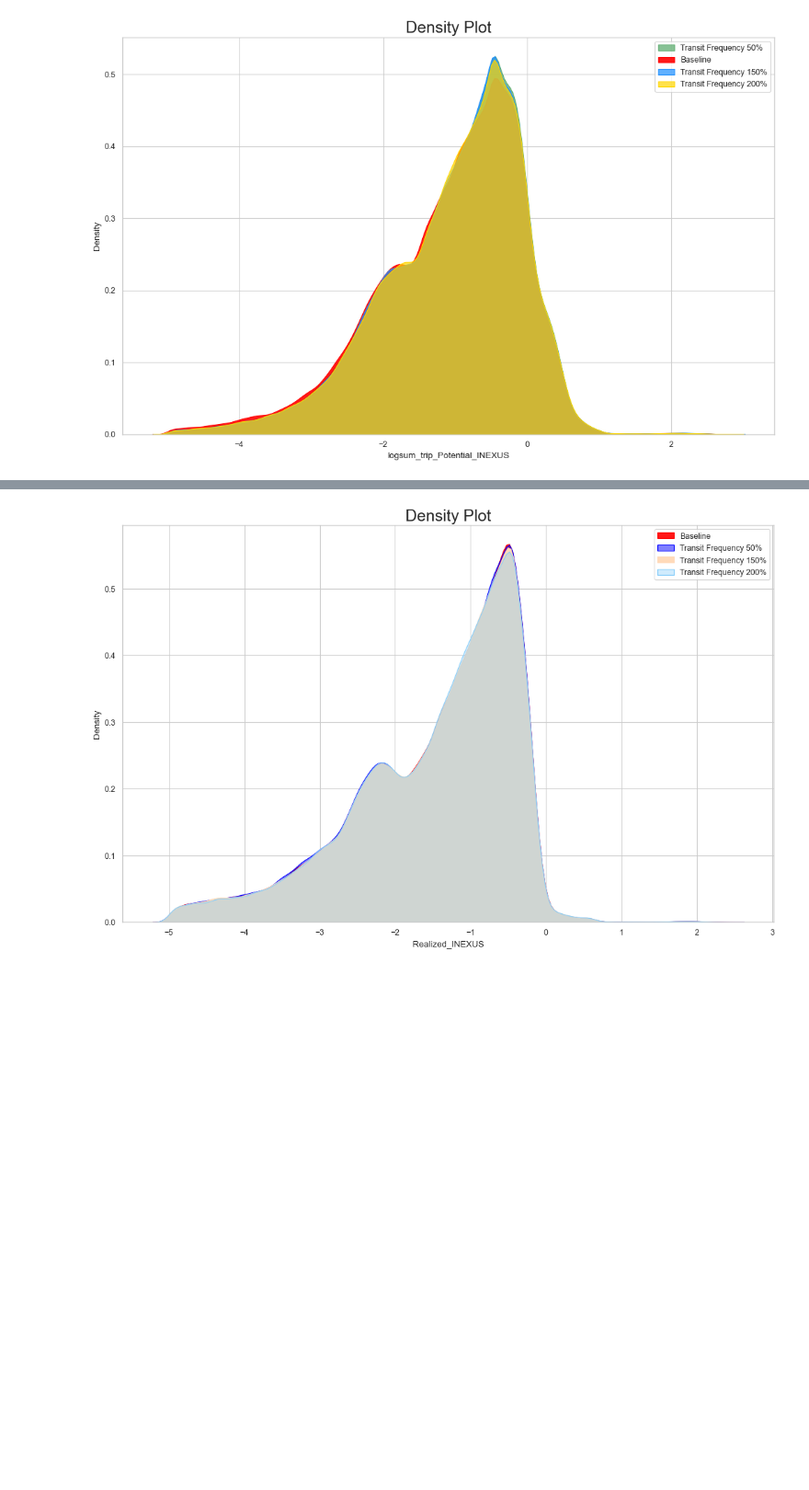
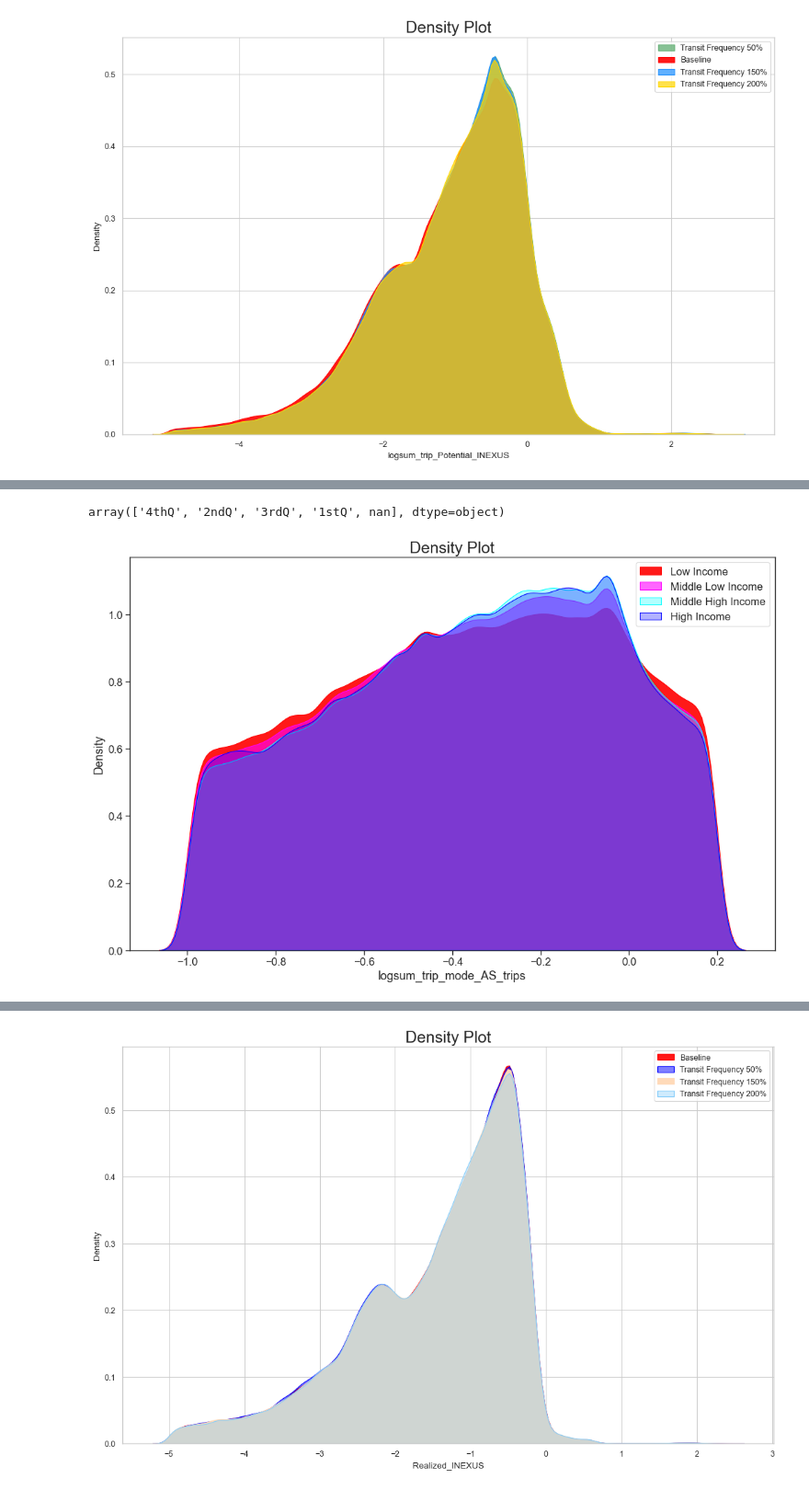
Before and after one commit to LBNL-UCB-STI/beam-core-analysis, a Jupyter notebook: Users/Nazanin/INEXUS_Plots.ipynb, the cells around one changed output, grey strips where cells are left out. Shown at 92% size. Drawn from its saved outputs; the diff is of its cells as text; code cells hidden in the pictures; blank space fills up the shorter version.

```diff
--- a/Users/Nazanin/INEXUS_Plots.ipynb
+++ b/Users/Nazanin/INEXUS_Plots.ipynb
@@ -539,0 +567,18 @@ plt.show()
+# %%
+mand_rh_flsz_cutoff.income_quartiles.unique()
+# %% [output]
+array(['4thQ', '2ndQ', '3rdQ', '1stQ', nan], dtype=object)
+# %%
+# Draw Plot
+plt.figure(figsize=(16,10), dpi= 80)
+sns.kdeplot(mand_rh_flsz_cutoff.loc[mand_rh_flsz_cutoff['income_quartiles'] == "1stQ", "logsum_trip_mode_AS_trips"], shade=True, color="red", label="Low Income", alpha=.9)
+sns.kdeplot(mand_rh_flsz_cutoff.loc[mand_rh_flsz_cutoff['income_quartiles'] == '2ndQ', "logsum_trip_mode_AS_trips"], shade=True, color="magenta", label="Middle Low Income", alpha=.6)
+sns.kdeplot(mand_rh_flsz_cutoff.loc[mand_rh_flsz_cutoff['income_quartiles'] == '3rdQ', "logsum_trip_mode_AS_trips"], shade=True, color="cyan", label="Middle High Income", alpha=0.3)
+sns.kdeplot(mand_rh_flsz_cutoff.loc[mand_rh_flsz_cutoff['income_quartiles'] == '4thQ', "logsum_trip_mode_AS_trips"], shade=True, color="blue", label="High Income", alpha=0.3)
+
+# Decoration
+plt.title('Density Plot', fontsize=22)
+plt.legend()
+plt.show()
+# %% [output]
+[figure, added]
```
Also changed, not shown: parts of 11 cells of this notebook, 1 other file.
